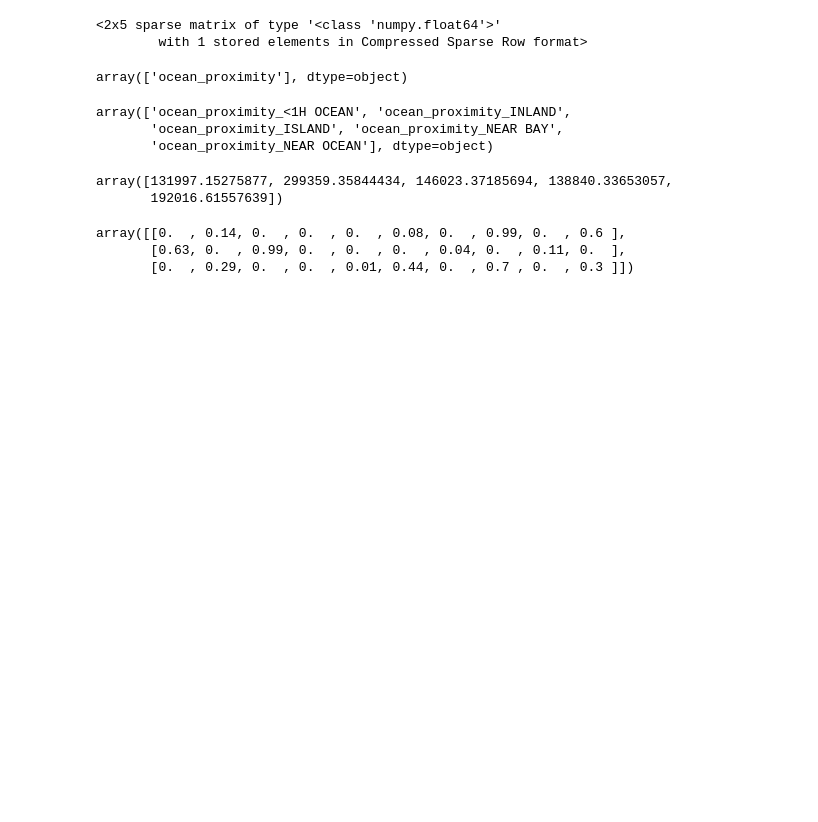
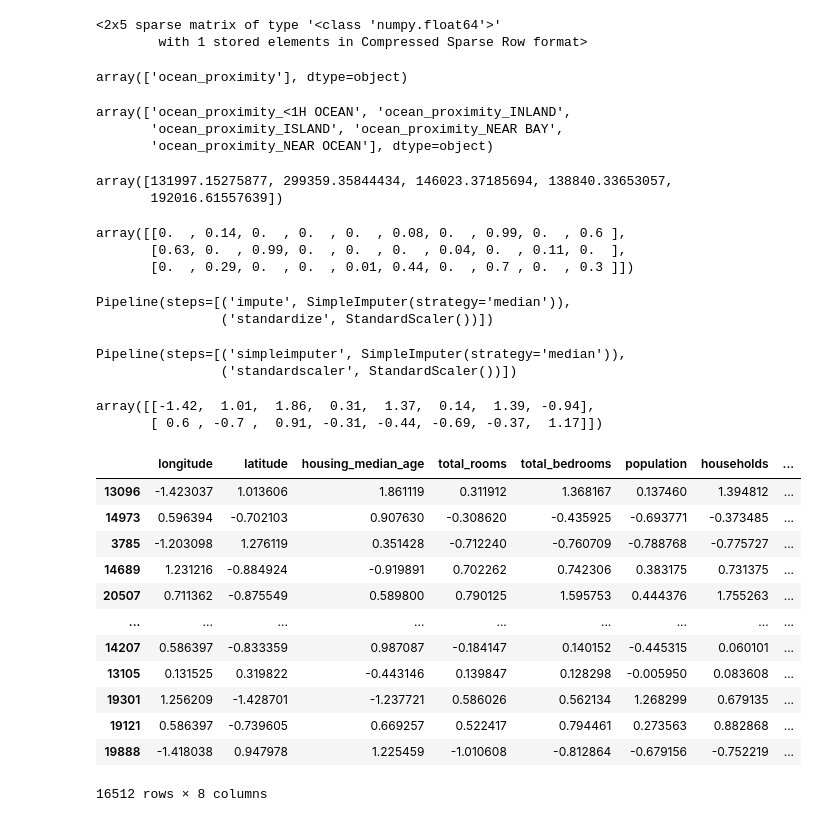
Before and after one commit to krishnassecla/300days_of_machine_learning, a Jupyter notebook: Code/chapter2.ipynb, the cells around one changed output. Cells and saved outputs as stored; diff of their text form; code cells hidden in the pictures; blank space fills up the shorter version.

```diff
--- a/Code/chapter2.ipynb
+++ b/Code/chapter2.ipynb
@@ -487,0 +498,42 @@ array([[0.  , 0.14, 0.  , 0.  , 0.  , 0.08, 0.  , 0.99, 0.  , 0.6 ],
+# %%
+num_pipeline
+# %% [output]
+Pipeline(steps=[('impute', SimpleImputer(strategy='median')),
+                ('standardize', StandardScaler())])
+# %%
+# another way
+from sklearn.pipeline import make_pipeline
+num_pipeline = make_pipeline(SimpleImputer(strategy="median"), StandardScaler())
+# %%
+num_pipeline
+# %% [output]
+Pipeline(steps=[('simpleimputer', SimpleImputer(strategy='median')),
+                ('standardscaler', StandardScaler())])
+# %%
+housing_num_prepared = num_pipeline.fit_transform(housing_num)
+housing_num_prepared[:2].round(2)
+# %% [output]
+array([[-1.42,  1.01,  1.86,  0.31,  1.37,  0.14,  1.39, -0.94],
+       [ 0.6 , -0.7 ,  0.91, -0.31, -0.44, -0.69, -0.37,  1.17]])
+# %%
+# get a dataframe
+df_housing_num_prepared = pd.DataFrame(
+    housing_num_prepared, columns = num_pipeline.get_feature_names_out(),
+    index=housing_num.index
+)
+# %%
+df_housing_num_prepared
+# %% [output]
+|  | longitude | latitude | housing_median_age | total_rooms | total_bedrooms | population | households | ... |
+| 13096 | -1.423037 | 1.013606 | 1.861119 | 0.311912 | 1.368167 | 0.137460 | 1.394812 | ... |
+| 14973 | 0.596394 | -0.702103 | 0.907630 | -0.308620 | -0.435925 | -0.693771 | -0.373485 | ... |
+| 3785 | -1.203098 | 1.276119 | 0.351428 | -0.712240 | -0.760709 | -0.788768 | -0.775727 | ... |
+| 14689 | 1.231216 | -0.884924 | -0.919891 | 0.702262 | 0.742306 | 0.383175 | 0.731375 | ... |
+| 20507 | 0.711362 | -0.875549 | 0.589800 | 0.790125 | 1.595753 | 0.444376 | 1.755263 | ... |
+| ... | ... | ... | ... | ... | ... | ... | ... | ... |
+| 14207 | 0.586397 | -0.833359 | 0.987087 | -0.184147 | 0.140152 | -0.445315 | 0.060101 | ... |
+| 13105 | 0.131525 | 0.319822 | -0.443146 | 0.139847 | 0.128298 | -0.005950 | 0.083608 | ... |
+| 19301 | 1.256209 | -1.428701 | -1.237721 | 0.586026 | 0.562134 | 1.268299 | 0.679135 | ... |
+| 19121 | 0.586397 | -0.739605 | 0.669257 | 0.522417 | 0.794461 | 0.273563 | 0.882868 | ... |
+| 19888 | -1.418038 | 0.947978 | 1.225459 | -1.010608 | -0.812864 | -0.679156 | -0.752219 | ... |
+16512 rows × 8 columns
```
Also changed, not shown: parts of 5 cells of this notebook, 2 other files.
